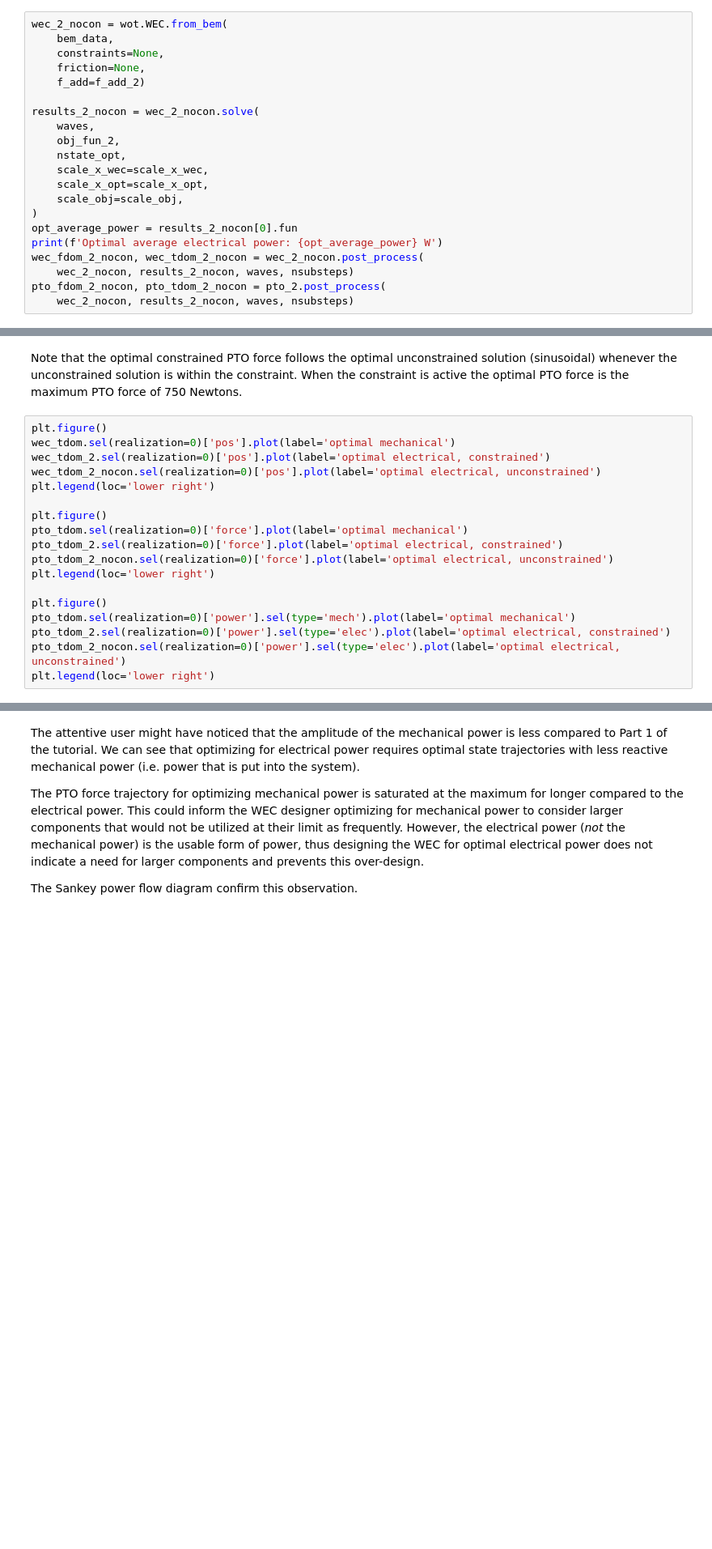
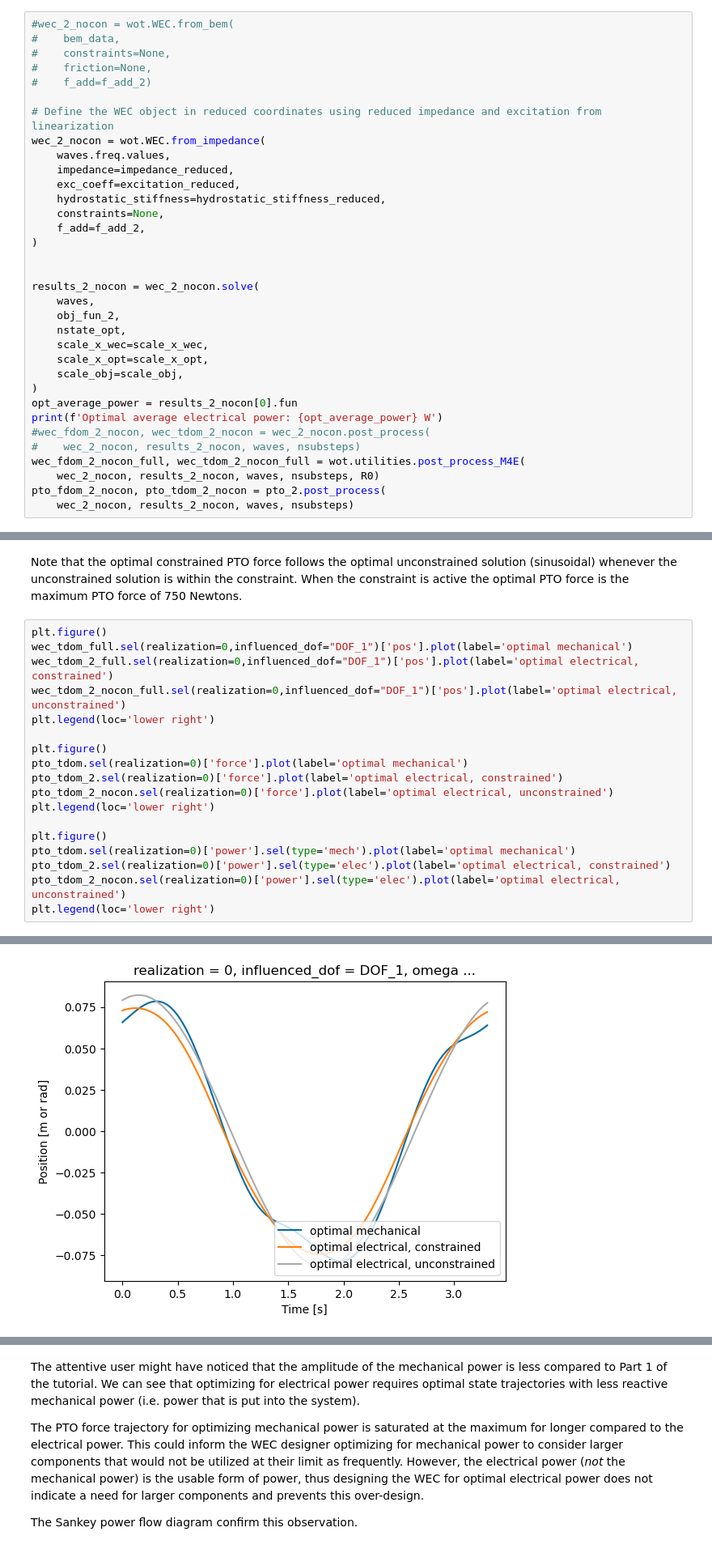
Before and after one commit to jtgrasb/WecOptTool, a Jupyter notebook: examples/M4E_WOT_examples/Wavebot_M4E_WOT.ipynb, the cells around one changed output, grey strips where cells are left out. Shown at 81% size. Saved outputs shown, nothing was run; the diff lists cells and outputs as text; blank space fills up the shorter version.

```diff
--- a/examples/M4E_WOT_examples/Wavebot_M4E_WOT.ipynb
+++ b/examples/M4E_WOT_examples/Wavebot_M4E_WOT.ipynb
@@ -639,11 +610,22 @@ KeyboardInterrupt:
 We will compare our optimal results to the unconstrained case to gain some insight into the effect of the constraint on the optimal PTO force.
 Let's do the same process as before, but unset the `constraints` parameter in a new `WEC` object.
 # %%
-wec_2_nocon = wot.WEC.from_bem(
-    bem_data,
+#wec_2_nocon = wot.WEC.from_bem(
+#    bem_data,
+#    constraints=None,
+#    friction=None,
+#    f_add=f_add_2)
+
+# Define the WEC object in reduced coordinates using reduced impedance and excitation from linearization
+wec_2_nocon = wot.WEC.from_impedance(
+    waves.freq.values,
+    impedance=impedance_reduced,
+    exc_coeff=excitation_reduced,
+    hydrostatic_stiffness=hydrostatic_stiffness_reduced,
     constraints=None,
-    friction=None,
-    f_add=f_add_2)
+    f_add=f_add_2,
+)
+
 
 results_2_nocon = wec_2_nocon.solve(
     waves,
@@ -655,7 +637,9 @@ results_2_nocon = wec_2_nocon.solve(
 )
 opt_average_power = results_2_nocon[0].fun
 print(f'Optimal average electrical power: {opt_average_power} W')
-wec_fdom_2_nocon, wec_tdom_2_nocon = wec_2_nocon.post_process(
-    wec_2_nocon, results_2_nocon, waves, nsubsteps)
+#wec_fdom_2_nocon, wec_tdom_2_nocon = wec_2_nocon.post_process(
+#    wec_2_nocon, results_2_nocon, waves, nsubsteps)
+wec_fdom_2_nocon_full, wec_tdom_2_nocon_full = wot.utilities.post_process_M4E(
+    wec_2_nocon, results_2_nocon, waves, nsubsteps, R0)
 pto_fdom_2_nocon, pto_tdom_2_nocon = pto_2.post_process(
     wec_2_nocon, results_2_nocon, waves, nsubsteps)
@@ -664,9 +658,9 @@ Note that the optimal constrained PTO force follows the optimal unconstrained so
 When the constraint is active the optimal PTO force is the maximum PTO force of 750 Newtons.
 # %%
 plt.figure()
-wec_tdom.sel(realization=0)['pos'].plot(label='optimal mechanical')
-wec_tdom_2.sel(realization=0)['pos'].plot(label='optimal electrical, constrained')
-wec_tdom_2_nocon.sel(realization=0)['pos'].plot(label='optimal electrical, unconstrained')
+wec_tdom_full.sel(realization=0,influenced_dof="DOF_1")['pos'].plot(label='optimal mechanical')
+wec_tdom_2_full.sel(realization=0,influenced_dof="DOF_1")['pos'].plot(label='optimal electrical, constrained')
+wec_tdom_2_nocon_full.sel(realization=0,influenced_dof="DOF_1")['pos'].plot(label='optimal electrical, unconstrained')
 plt.legend(loc='lower right')
 
 plt.figure()
@@ -680,3 +674,4 @@ pto_tdom.sel(realization=0)['power'].sel(type='mech').plot(label='optimal mechan
 pto_tdom_2.sel(realization=0)['power'].sel(type='elec').plot(label='optimal electrical, constrained')
 pto_tdom_2_nocon.sel(realization=0)['power'].sel(type='elec').plot(label='optimal electrical, unconstrained')
 plt.legend(loc='lower right')
+# %% [output]
@@ -682,0 +679 @@ plt.legend(loc='lower right')
+[figure, added]
```
Also changed, not shown: parts of 24 cells of this notebook, 11 other files.
